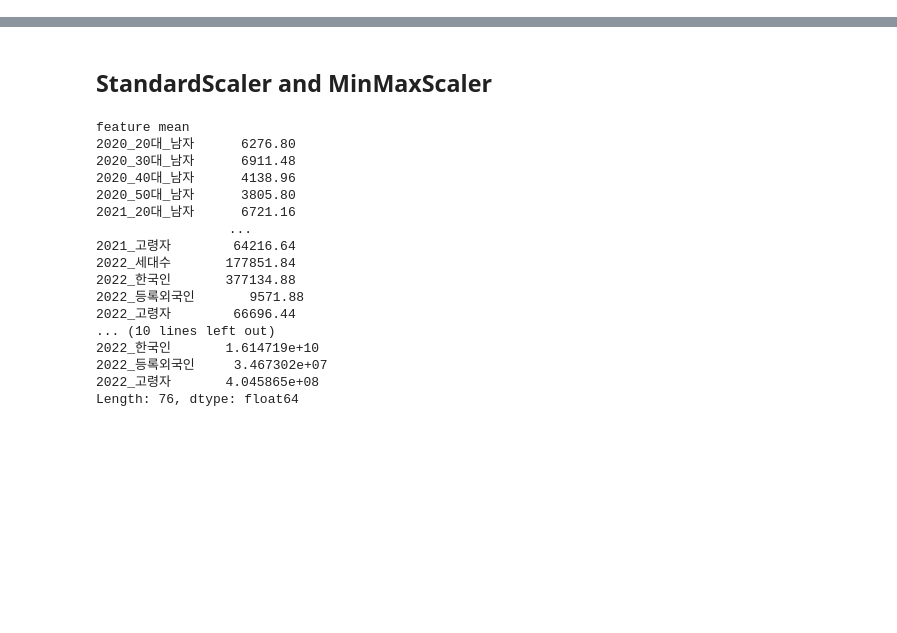
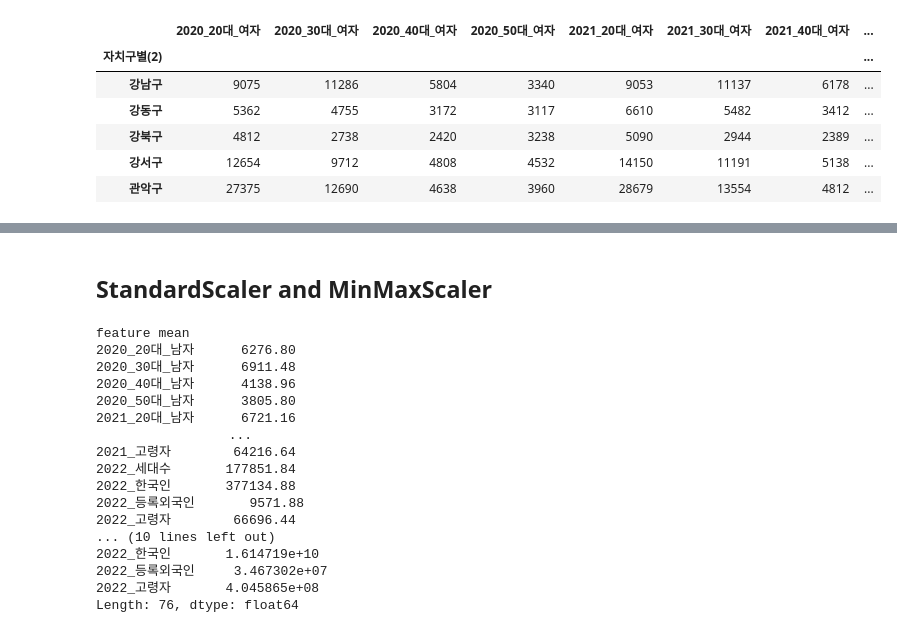
Before and after one commit to BanSugyeong/Crime-Alert-Service, a Jupyter notebook: machine learning/analyze/feature_scaling.ipynb, the cells around one changed output, grey strips where cells are left out. Saved outputs shown, nothing was run; the diff lists cells and outputs as text; code cells hidden in the pictures; blank space fills up the shorter version.

```diff
--- a/machine learning/analyze/feature_scaling.ipynb
+++ b/machine learning/analyze/feature_scaling.ipynb
@@ -22,0 +17,11 @@ df.head()
+# %%
+pop_female = pd.read_csv('1인가구_여자.csv', encoding='cp949', index_col=0)
+pop_female.head()
+# %% [output]
+|  | 2020_20대_여자 | 2020_30대_여자 | 2020_40대_여자 | 2020_50대_여자 | 2021_20대_여자 | 2021_30대_여자 | 2021_40대_여자 | ... |
+| 자치구별(2) |  |  |  |  |  |  |  | ... |
+| 강남구 | 9075 | 11286 | 5804 | 3340 | 9053 | 11137 | 6178 | ... |
+| 강동구 | 5362 | 4755 | 3172 | 3117 | 6610 | 5482 | 3412 | ... |
+| 강북구 | 4812 | 2738 | 2420 | 3238 | 5090 | 2944 | 2389 | ... |
+| 강서구 | 12654 | 9712 | 4808 | 4532 | 14150 | 11191 | 5138 | ... |
+| 관악구 | 27375 | 12690 | 4638 | 3960 | 28679 | 13554 | 4812 | ... |
```
Also changed, not shown: parts of 12 cells of this notebook, 1 other file.
